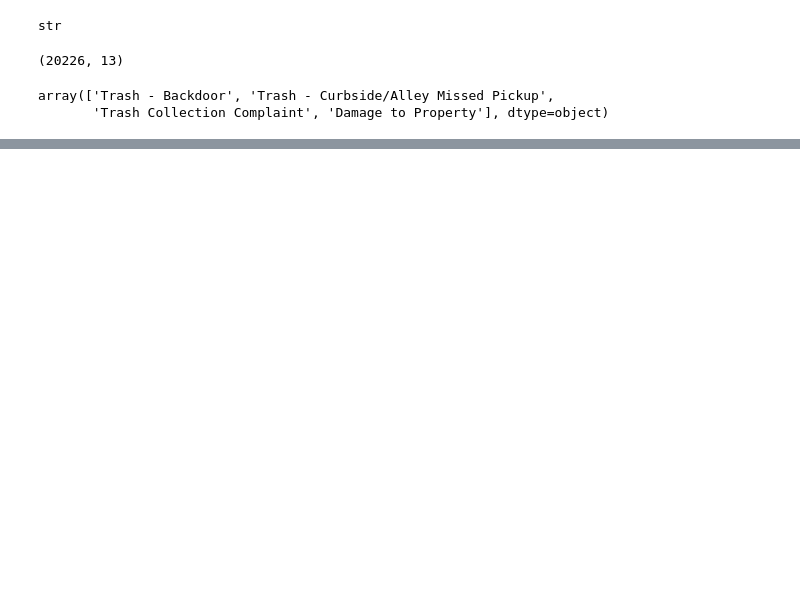
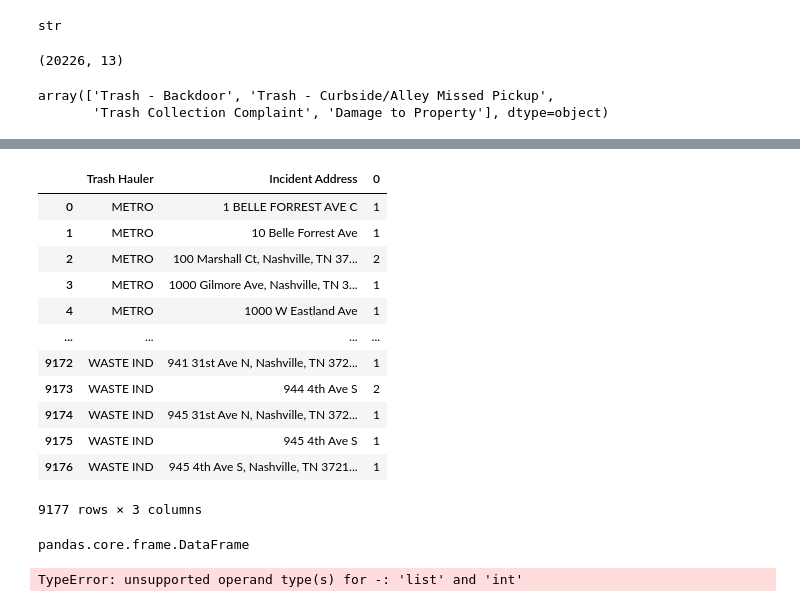
Before and after one commit to NSS-Data-Analytics-Cohort-15/trash-pickups-mbainbridge950, a Jupyter notebook: notebooks/trash_pickups.ipynb, the cells around one changed output, grey strips where cells are left out. Cells and saved outputs as stored; diff of their text form; code cells hidden in the pictures; blank space fills up the shorter version.

```diff
--- a/notebooks/trash_pickups.ipynb
+++ b/notebooks/trash_pickups.ipynb
@@ -108,0 +185,25 @@ Length: 10117, dtype: int64
+# %%
+counts_by_hauler = (missed.groupby(['Trash Hauler', 'Incident Address'])).size().reset_index()
+counts_by_hauler
+# %% [output]
+|  | Trash Hauler | Incident Address | 0 |
+| 0 | METRO | 1 BELLE FORREST AVE C | 1 |
+| 1 | METRO | 10 Belle Forrest Ave | 1 |
+| 2 | METRO | 100 Marshall Ct, Nashville, TN 37... | 2 |
+| 3 | METRO | 1000 Gilmore Ave, Nashville, TN 3... | 1 |
+| 4 | METRO | 1000 W Eastland Ave | 1 |
+| ... | ... | ... | ... |
+| 9172 | WASTE IND | 941 31st Ave N, Nashville, TN 372... | 1 |
+| 9173 | WASTE IND | 944 4th Ave S | 2 |
+| 9174 | WASTE IND | 945 31st Ave N, Nashville, TN 372... | 1 |
+| 9175 | WASTE IND | 945 4th Ave S | 1 |
+| 9176 | WASTE IND | 945 4th Ave S, Nashville, TN 3721... | 1 |
+9177 rows × 3 columns
+# %%
+type(counts_by_hauler)
+# %% [output]
+pandas.core.frame.DataFrame
+# %%
+total_fines = (counts_by_hauler([0]-1 *200))
+# %% [output]
+TypeError: unsupported operand type(s) for -: 'list' and 'int'
```
Also changed, not shown: parts of 16 cells of this notebook.
